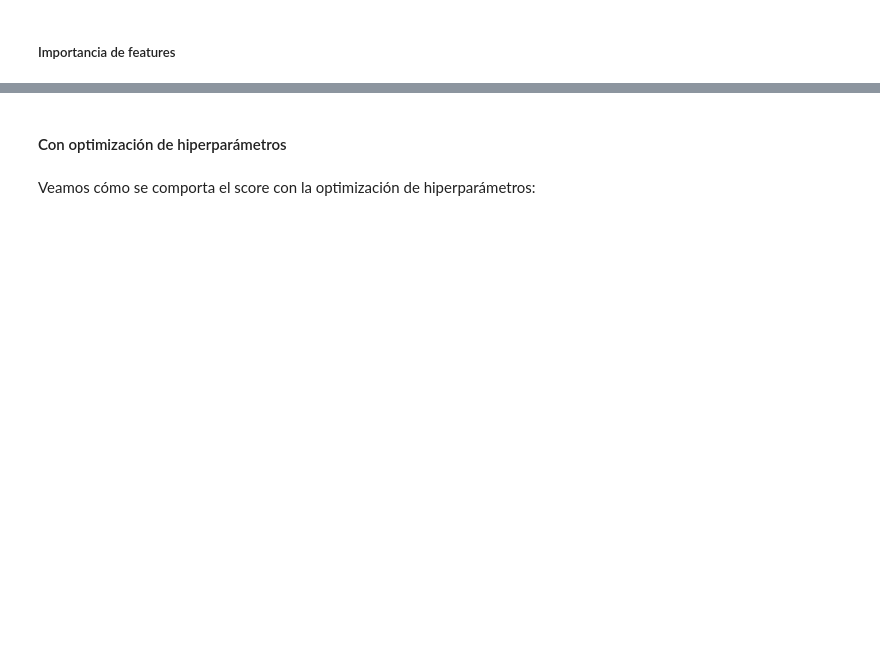
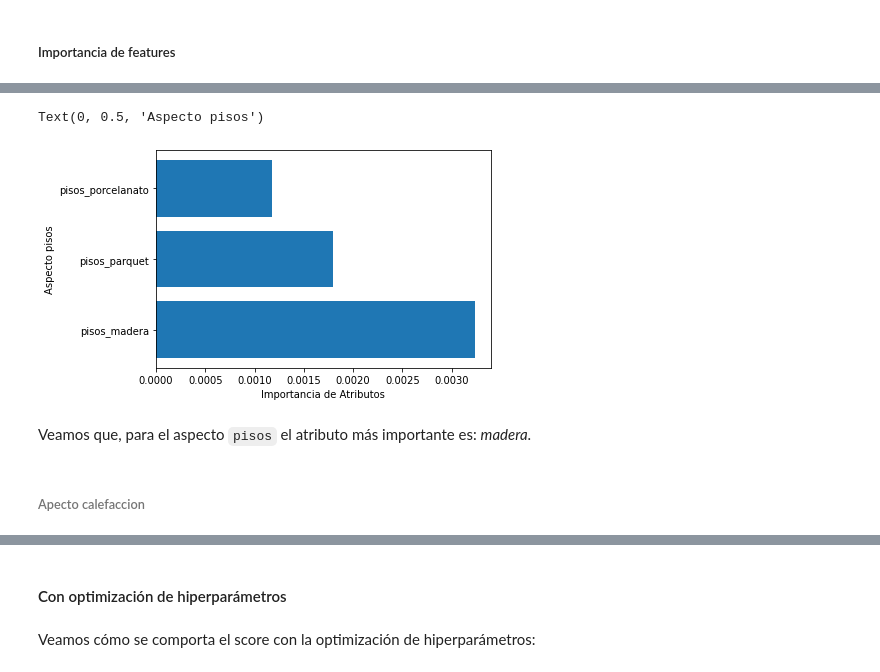
Before and after one commit to valencorrea/7506R-2C2022-GRUPO14-TP2, a Jupyter notebook: 7506R_TP2_GRUPO14_ENTREGA.ipynb, the cells around one changed output, grey strips where cells are left out. Saved outputs shown, nothing was run; the diff lists cells and outputs as text; code cells hidden in the pictures; blank space fills up the shorter version.

```diff
--- a/7506R_TP2_GRUPO14_ENTREGA.ipynb
+++ b/7506R_TP2_GRUPO14_ENTREGA.ipynb
@@ -562,0 +775,11 @@ Podemos observar que el feature más importante es la ubicación en Puerto Mader
+# %%
+plt.barh(df_test_dummies.columns[aspecto_id], XGB_Regressor.feature_importances_[aspecto_id])
+plt.xlabel("Importancia de Atributos")
+plt.ylabel("Aspecto pisos")
+# %% [output]
+Text(0, 0.5, 'Aspecto pisos')
+[figure, added]
+# %% [markdown]
+Veamos que, para el aspecto `pisos` el atributo más importante es: *madera*.
+# %% [markdown]
+###### Apecto calefaccion
```
Also changed, not shown: parts of 160 cells of this notebook.
